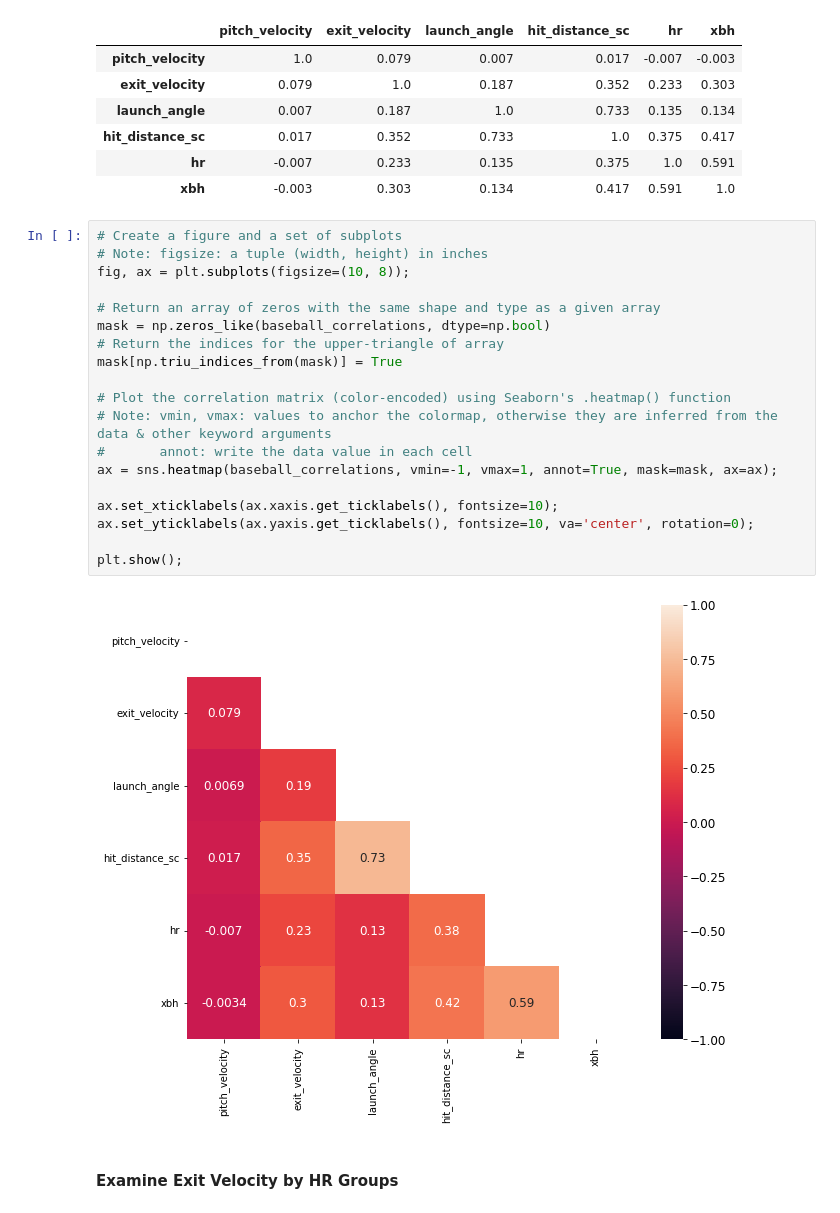
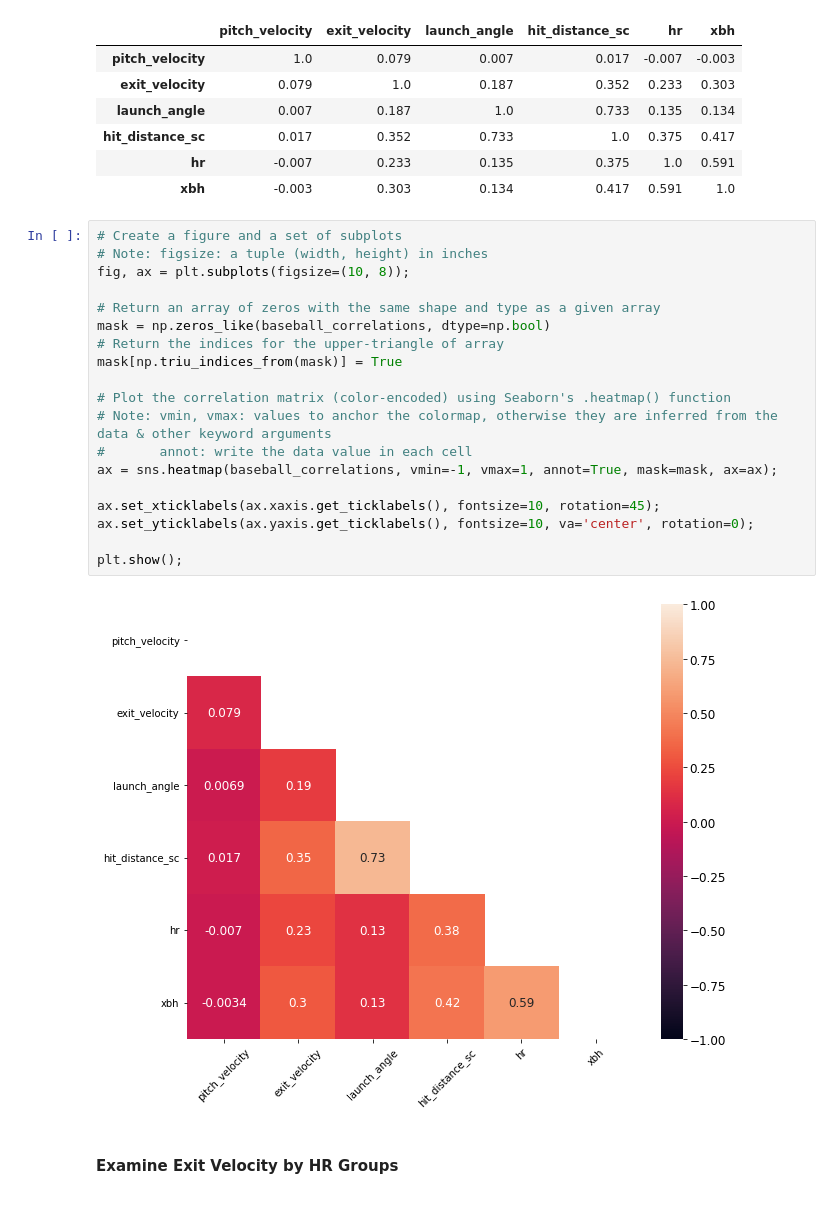
Before and after one commit to tweichle/Predicting-Baseball-Statistics, a Jupyter notebook: Classification/Decision-Classification Tree for Baseball Outcomes.ipynb, the cells around one changed output. Drawn from its saved outputs; the diff is of its cells as text.

```diff
--- a/Classification/Decision-Classification Tree for Baseball Outcomes.ipynb
+++ b/Classification/Decision-Classification Tree for Baseball Outcomes.ipynb
@@ -693,23 +693,23 @@ round(baseball_correlations, 3)
 # %%
 # Create a figure and a set of subplots
 # Note: figsize: a tuple (width, height) in inches
 fig, ax = plt.subplots(figsize=(10, 8));
 
 # Return an array of zeros with the same shape and type as a given array
 mask = np.zeros_like(baseball_correlations, dtype=np.bool)
 # Return the indices for the upper-triangle of array
 mask[np.triu_indices_from(mask)] = True
 
 # Plot the correlation matrix (color-encoded) using Seaborn's .heatmap() function
 # Note: vmin, vmax: values to anchor the colormap, otherwise they are inferred from the data & other keyword arguments
 #       annot: write the data value in each cell
 ax = sns.heatmap(baseball_correlations, vmin=-1, vmax=1, annot=True, mask=mask, ax=ax);
 
-ax.set_xticklabels(ax.xaxis.get_ticklabels(), fontsize=10);
+ax.set_xticklabels(ax.xaxis.get_ticklabels(), fontsize=10, rotation=45);
 ax.set_yticklabels(ax.yaxis.get_ticklabels(), fontsize=10, va='center', rotation=0);
 
 plt.show();
 # %% [output]
-[figure, old version]
+[figure, new version]
 # %% [markdown]
 #### Examine Exit Velocity by HR Groups
```
Also changed, not shown: parts of 17 cells of this notebook, 4 other files.
